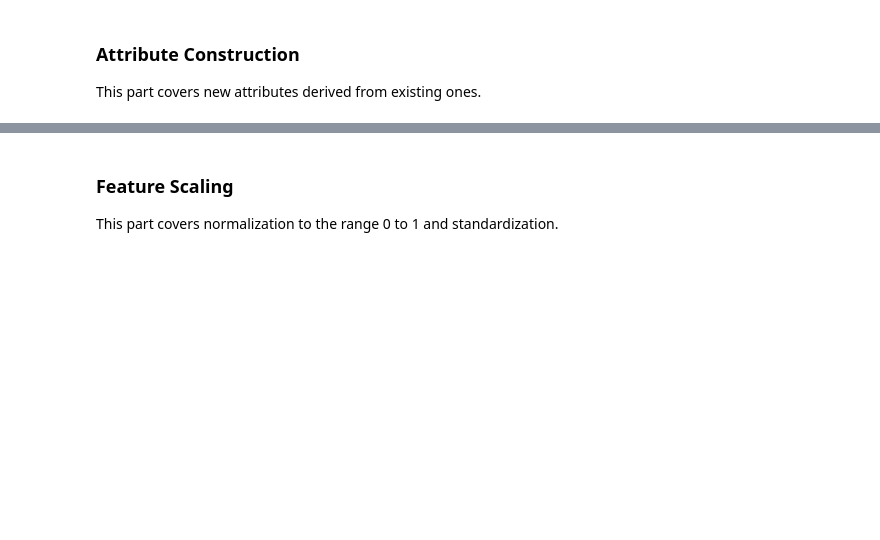
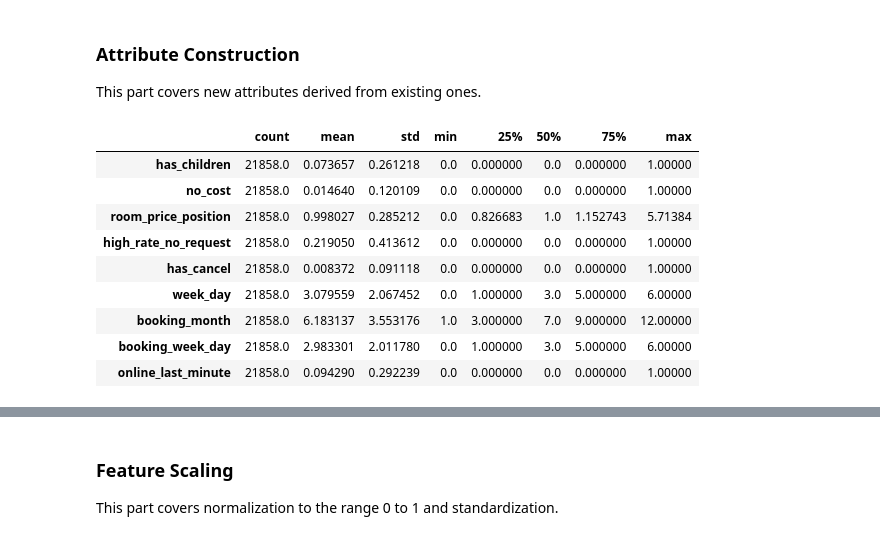
Before and after one commit to Hagon47/IF3170_G24_AyamNutellaBear, a Jupyter notebook: src/notebook/notebook.ipynb, the cells around one changed output, grey strips where cells are left out. Saved outputs shown, nothing was run; the diff lists cells and outputs as text; code cells hidden in the pictures; blank space fills up the shorter version.

```diff
--- a/src/notebook/notebook.ipynb
+++ b/src/notebook/notebook.ipynb
@@ -517,3 +525,10 @@ nightly_rate_idr            float64
 special_requests              int64
 is_canceled                   int64
 dtype: object
+# %%
+adult_mode = train_set['num_adults'].mode().iloc[0]
+
+for name, df in [('train', train_set), ('val', val_set), ('test', test_set)]:
+    zero_guest = (df['num_adults'] == 0) & (df['num_children'] == 0)
+    print(f'{name} booking tidak valid karena ga ada orang: {zero_guest.sum()}')
+    df.loc[zero_guest, 'num_adults'] = adult_mode
@@ -533,4 +553,41 @@ Construction derives attributes and transforms values for modeling.
 
 This part covers new attributes derived from existing ones.
 # %%
-# Write your code here
+ROOM_MEDIAN_RATE = train_set.groupby('room_category')['nightly_rate_idr'].median()
+RATE_MEDIAN      = train_set['nightly_rate_idr'].median()
+LAST_MINUTE_DAYS = 7
+
+def construct_attributes(df):
+    df = df.copy()
+    df['has_children'] = (df['num_children'] > 0).astype(int)
+    df['no_cost'] = (df['nightly_rate_idr'] == 0).astype(int)
+    df['room_price_position'] = (df['nightly_rate_idr'] / df['room_category'].map(ROOM_MEDIAN_RATE)).fillna(1.0)
+    df['high_rate_no_request'] = ((df['nightly_rate_idr'] > RATE_MEDIAN) & (df['special_requests'] == 0)).astype(int)
+    df['has_cancel'] = (df['prior_cancellations'] > 0).astype(int)
+
+    arrival_date = pd.to_datetime(dict(year=df['arrival_year'], month=df['arrival_month'], day=df['arrival_day']))
+    booking_date = arrival_date - pd.to_timedelta(df['days_before_arrival'], unit='D')
+
+    df['week_day']         = arrival_date.dt.dayofweek
+    df['booking_month']    = booking_date.dt.month
+    df['booking_week_day'] = booking_date.dt.dayofweek
+    df['online_last_minute'] = ((df['booking_channel'] == 'Online Travel Agent') & (df['days_before_arrival'] <= LAST_MINUTE_DAYS)).astype(int)
+    return df
+
+train_set = construct_attributes(train_set)
+val_set   = construct_attributes(val_set)
+test_set  = construct_attributes(test_set)
+
+NEW_FEATURES = ['has_children', 'no_cost', 'room_price_position', 'high_rate_no_request', 'has_cancel', 'week_day', 'booking_month', 'booking_week_day', 'online_last_minute']
+train_set[NEW_FEATURES].describe().T
+# %% [output]
+|  | count | mean | std | min | 25% | 50% | 75% | max |
+| has_children | 21858.0 | 0.073657 | 0.261218 | 0.0 | 0.000000 | 0.0 | 0.000000 | 1.00000 |
+| no_cost | 21858.0 | 0.014640 | 0.120109 | 0.0 | 0.000000 | 0.0 | 0.000000 | 1.00000 |
+| room_price_position | 21858.0 | 0.998027 | 0.285212 | 0.0 | 0.826683 | 1.0 | 1.152743 | 5.71384 |
+| high_rate_no_request | 21858.0 | 0.219050 | 0.413612 | 0.0 | 0.000000 | 0.0 | 0.000000 | 1.00000 |
+| has_cancel | 21858.0 | 0.008372 | 0.091118 | 0.0 | 0.000000 | 0.0 | 0.000000 | 1.00000 |
+| week_day | 21858.0 | 3.079559 | 2.067452 | 0.0 | 1.000000 | 3.0 | 5.000000 | 6.00000 |
+| booking_month | 21858.0 | 6.183137 | 3.553176 | 1.0 | 3.000000 | 7.0 | 9.000000 | 12.00000 |
+| booking_week_day | 21858.0 | 2.983301 | 2.011780 | 0.0 | 1.000000 | 3.0 | 5.000000 | 6.00000 |
+| online_last_minute | 21858.0 | 0.094290 | 0.292239 | 0.0 | 0.000000 | 0.0 | 0.000000 | 1.00000 |
```
Also changed, not shown: parts of 29 cells of this notebook.
